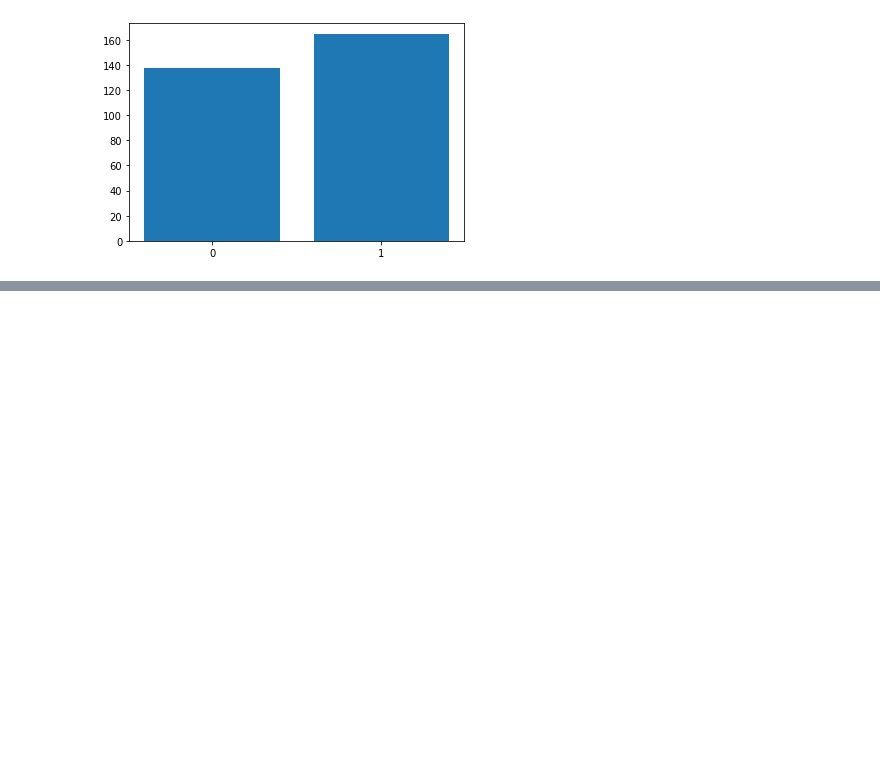
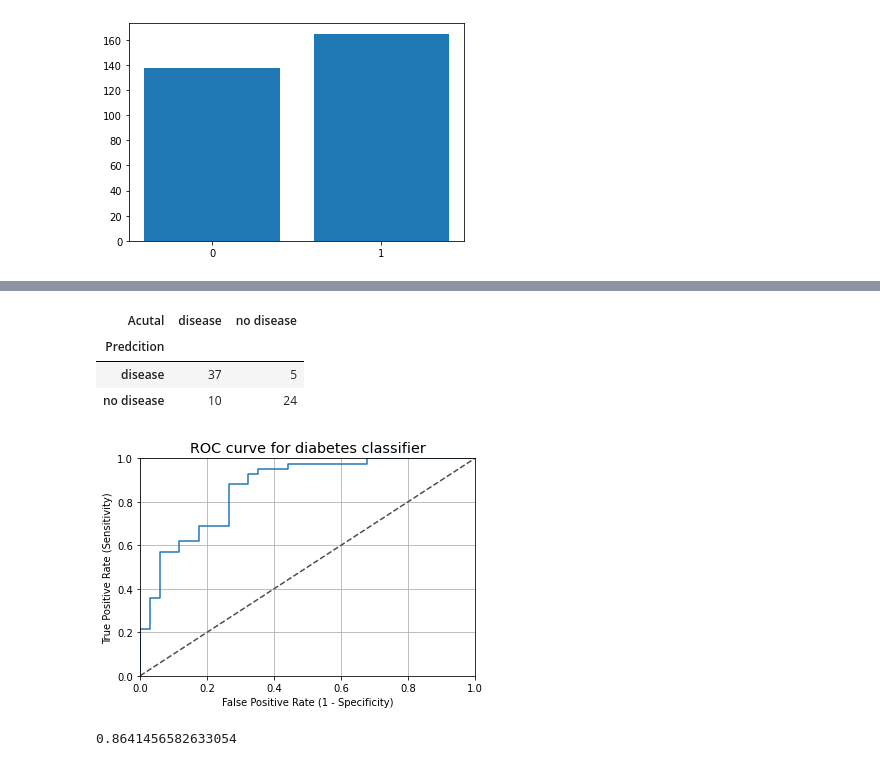
Before and after one commit to DanielBrooks253/Kaggle, a Jupyter notebook: Heart_Attack_Analysis/Heart_Attack_Analysis.ipynb, the cells around one changed output, grey strips where cells are left out. Cells and saved outputs as stored; diff of their text form; code cells hidden in the pictures; blank space fills up the shorter version.

```diff
--- a/Heart_Attack_Analysis/Heart_Attack_Analysis.ipynb
+++ b/Heart_Attack_Analysis/Heart_Attack_Analysis.ipynb
@@ -225,0 +108,31 @@ keep_cols
+# %%
+y_predict = pd.Series(model.predict(X_test))
+y_pred_quant = model.predict_proba(X_test)[:, 1]
+
+y_predict.replace({0:'no disease', 1:'disease'}, inplace=True)
+# %%
+pd.crosstab(y_test.replace({0:'no disease', 1:'disease'}), y_predict.values, rownames=['Predcition'], colnames=['Acutal'])
+# %% [output]
+| Acutal | disease | no disease |
+| Predcition |  |  |
+| disease | 37 | 5 |
+| no disease | 10 | 24 |
+# %%
+fpr, tpr, thresholds = roc_curve(y_test, y_pred_quant)
+
+fig, ax = plt.subplots()
+ax.plot(fpr, tpr)
+ax.plot([0, 1], [0, 1], transform=ax.transAxes, ls="--", c=".3")
+plt.xlim([0.0, 1.0])
+plt.ylim([0.0, 1.0])
+plt.rcParams['font.size'] = 12
+plt.title('ROC curve for diabetes classifier')
+plt.xlabel('False Positive Rate (1 - Specificity)')
+plt.ylabel('True Positive Rate (Sensitivity)')
+plt.grid(True)
+# %% [output]
+[figure, added]
+# %%
+auc(fpr, tpr)
+# %% [output]
+0.8641456582633054
```
Also changed, not shown: parts of 27 cells of this notebook, 3 other files.
